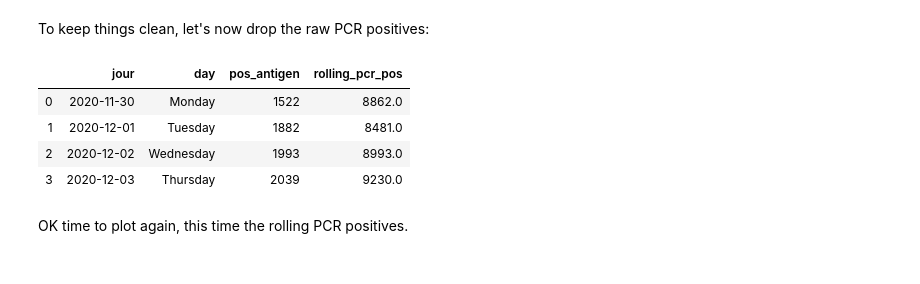
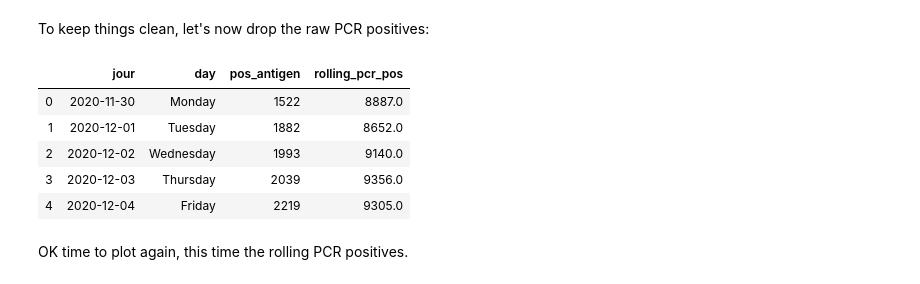
Before and after one commit to limegimlet/covid19, a Jupyter notebook: A_targets_dec15.ipynb, the cells around one changed output. Drawn from its saved outputs; the diff is of its cells as text; code cells hidden in the pictures.

```diff
--- a/A_targets_dec15.ipynb
+++ b/A_targets_dec15.ipynb
@@ -281,10 +313,10 @@ Anyways, here's are the numbers from the cutting-edge screenshots:
 # %%
 # manually create df of latest SPF updates
 
-dates = ['2020-11-30', '2020-12-01', '2020-12-02', '2020-12-03']
-day_week = ['Monday', 'Tuesday', 'Wednesday', 'Thursday']
-pcr_pos = [2483, 6201, 12071, 10657]
-antigen_pos = [1522, 1882, 1993, 2039]
+dates = ['2020-11-30', '2020-12-01', '2020-12-02', '2020-12-03', '2020-12-04']
+day_week = ['Monday', 'Tuesday', 'Wednesday', 'Thursday', 'Friday']
+pcr_pos = [2483, 6201, 12071, 10657, 9002]
+antigen_pos = [1522, 1882, 1993, 2039, 2219]
 
 spf_updates = pd.DataFrame({'jour': dates, 'day': day_week, 'pos_pcr': pcr_pos, 'pos_antigen': antigen_pos})
 spf_updates
@@ -299,8 +332,8 @@ Now, let's plot PCR positives from Nov 30 onwards.
 
 Note the positive PCR tests are the "raw" daily numbers, not rolling 7-day averages.
 # %%
-title = 'Daily raw counts of positive PCR tests since Mon Nov 30'
-spf_updates.set_index('day')[['pos_pcr']].iplot(kind='bar',
+title = 'Daily raw counts of positive PCR tests + antigen tests since Mon Nov 30'
+spf_updates.set_index('day')[['pos_pcr', 'pos_antigen',]].iplot(kind='bar',
                                     barmode='stack',
                                    title=title)
 # %% [output]
@@ -329,3 +362,7 @@ Since we already know the rollling average for Nov 30 (8862) as well as the raw
 `current_7d_avg = (previous_7d_avg * 6) + current_raw_ / 7`
 
 I won't bother doing this for antigen tests as it's too early to tell if they suffer from the weekend effect as well.
+# %%
+rolling = plot_df[['jour', plot_col]].rename(columns={plot_col: 'rolling_pcr_pos'}).tail().reset_index(drop=True)
+spf_updates = spf_updates.merge(rolling, on='jour', how='left')
+spf_updates
@@ -332,11 +376,11 @@ I won't bother doing this for antigen tests as it's too early to tell if they su
 # %%
-# calculate the rolling 7-day avg
+# calculate the missing rolling 7-day avgs
 
 def fill_missing_rolling_avg(spf_updates):
     '''Calculates missing rolling averages using last known rolling average
     and subsequent days' raw counts'''
 
-    empty_rows = spf_updates.index[1:].values
+    empty_rows = spf_updates.loc[spf_updates['rolling_pcr_pos'].isnull()].index.values
     for row in empty_rows:
         prev_roll_pcr_pos = spf_updates.loc[row-1]['rolling_pcr_pos']
         spf_updates.iloc[row, 4] = int(((prev_roll_pcr_pos * 6) + spf_updates.loc[row]['pos_pcr'])/7)
@@ -346,8 +390,8 @@ def fill_missing_rolling_avg(spf_updates):
 latest_rolling_pos_date = plot_df.dropna()['jour'].max()
 latest_rolling_pos_val = plot_df.loc[plot_df['jour']==latest_rolling_pos_date][plot_col].values[0]
 
-spf_updates.loc[0, 'rolling_pcr_pos'] = latest_rolling_pos_val
-spf_updates.loc[1:, 'rolling_pcr_pos'] = np.nan
+#spf_updates.loc[0, 'rolling_pcr_pos'] = latest_rolling_pos_val
+#spf_updates.loc[1:, 'rolling_pcr_pos'] = np.nan
 
 spf_updates = fill_missing_rolling_avg(spf_updates)
 spf_updates
@@ -360,14 +405,15 @@ spf_updates
 # %% [markdown]
 To keep things clean, let's now drop the raw PCR positives:
 # %%
-#spf_updates = spf_updates.drop('pos_pcr', axis=1)
+spf_updates = spf_updates.drop('pos_pcr', axis=1)
 spf_updates
 # %% [output]
 |  | jour | day | pos_antigen | rolling_pcr_pos |
-| 0 | 2020-11-30 | Monday | 1522 | 8862.0 |
-| 1 | 2020-12-01 | Tuesday | 1882 | 8481.0 |
-| 2 | 2020-12-02 | Wednesday | 1993 | 8993.0 |
-| 3 | 2020-12-03 | Thursday | 2039 | 9230.0 |
+| 0 | 2020-11-30 | Monday | 1522 | 8887.0 |
+| 1 | 2020-12-01 | Tuesday | 1882 | 8652.0 |
+| 2 | 2020-12-02 | Wednesday | 1993 | 9140.0 |
+| 3 | 2020-12-03 | Thursday | 2039 | 9356.0 |
+| 4 | 2020-12-04 | Friday | 2219 | 9305.0 |
 # %% [markdown]
 OK time to plot again, this time the rolling PCR positives.
 # %%
```
Also changed, not shown: parts of 31 cells of this notebook.
